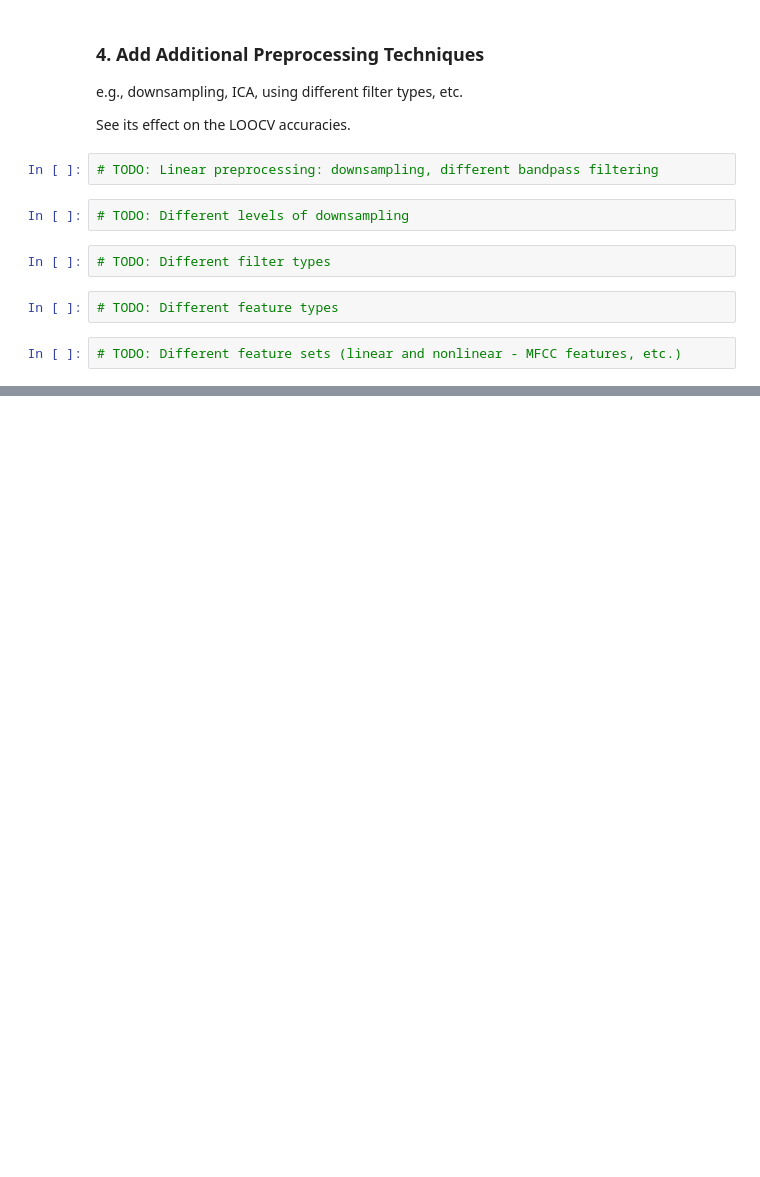
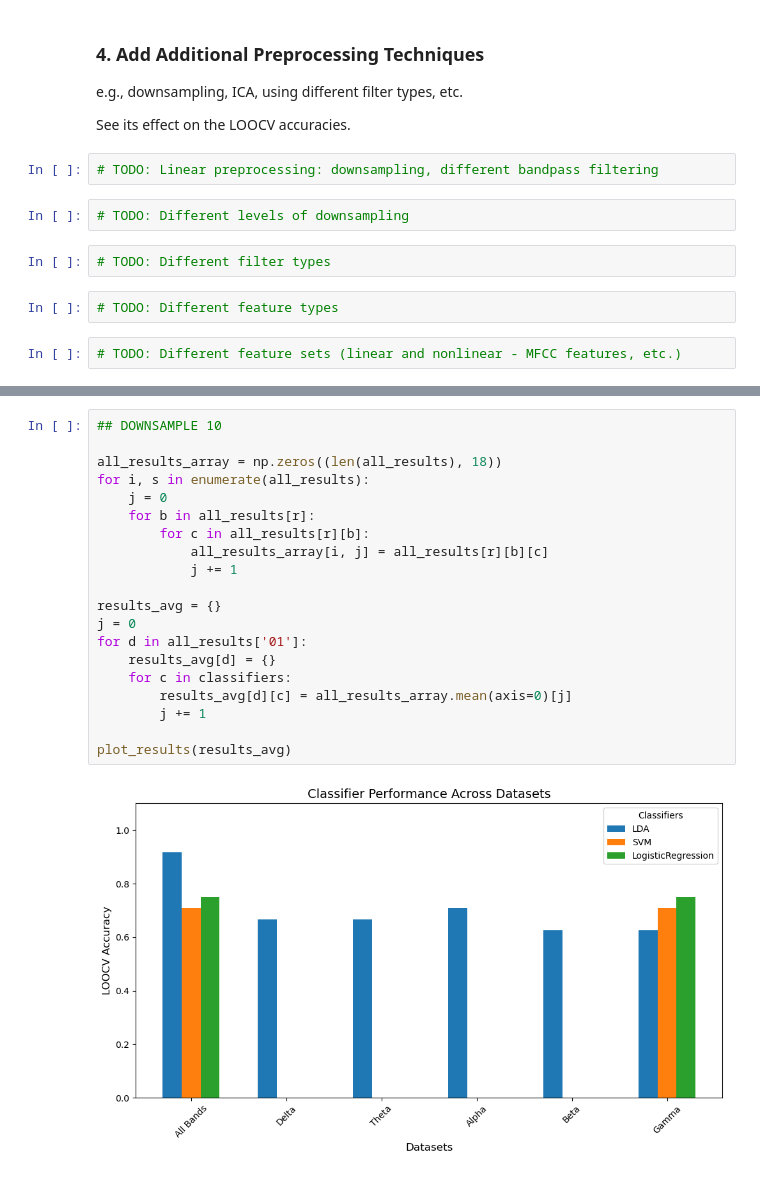
Before and after one commit to michaela10c/neurofeedback_analysis_pipeline, a Jupyter notebook: EEG_Data_Analysis_Pipeline.ipynb, the cells around one changed output, grey strips where cells are left out. Drawn from its saved outputs; the diff is of its cells as text; blank space fills up the shorter version.

```diff
--- a/EEG_Data_Analysis_Pipeline.ipynb
+++ b/EEG_Data_Analysis_Pipeline.ipynb
@@ -341,0 +462,22 @@ See its effect on the LOOCV accuracies.
+# %%
+## DOWNSAMPLE 10
+
+all_results_array = np.zeros((len(all_results), 18))
+for i, s in enumerate(all_results):
+    j = 0
+    for b in all_results[r]:
+        for c in all_results[r][b]:
+            all_results_array[i, j] = all_results[r][b][c]
+            j += 1
+
+results_avg = {}
+j = 0
+for d in all_results['01']:
+    results_avg[d] = {}
+    for c in classifiers:
+        results_avg[d][c] = all_results_array.mean(axis=0)[j]
+        j += 1
+
+plot_results(results_avg)
+# %% [output]
+[figure, added]
```
Also changed, not shown: parts of 12 cells of this notebook.
